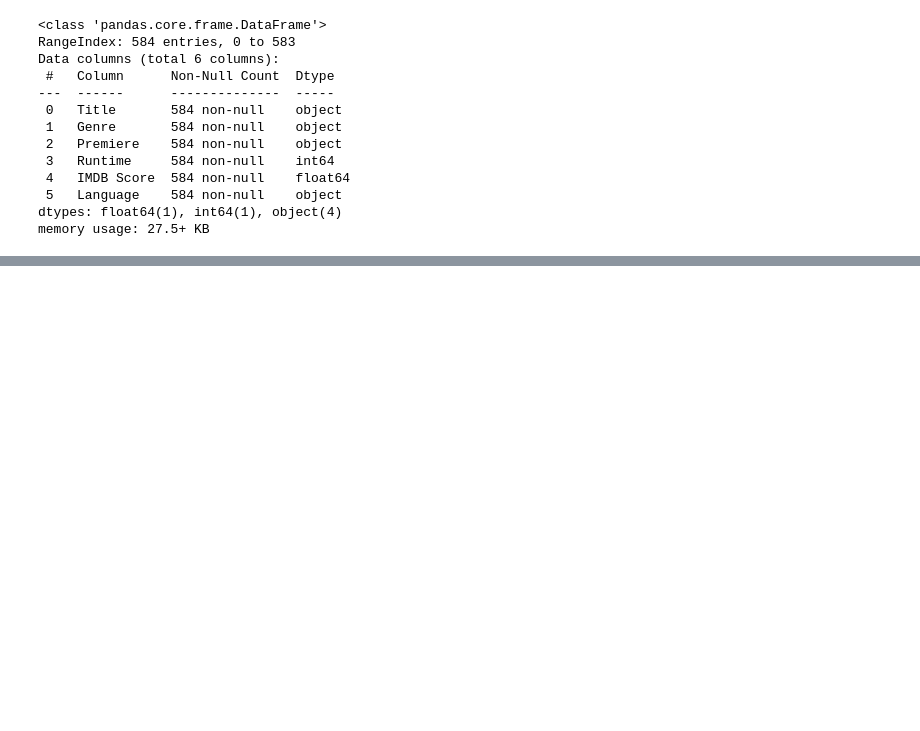
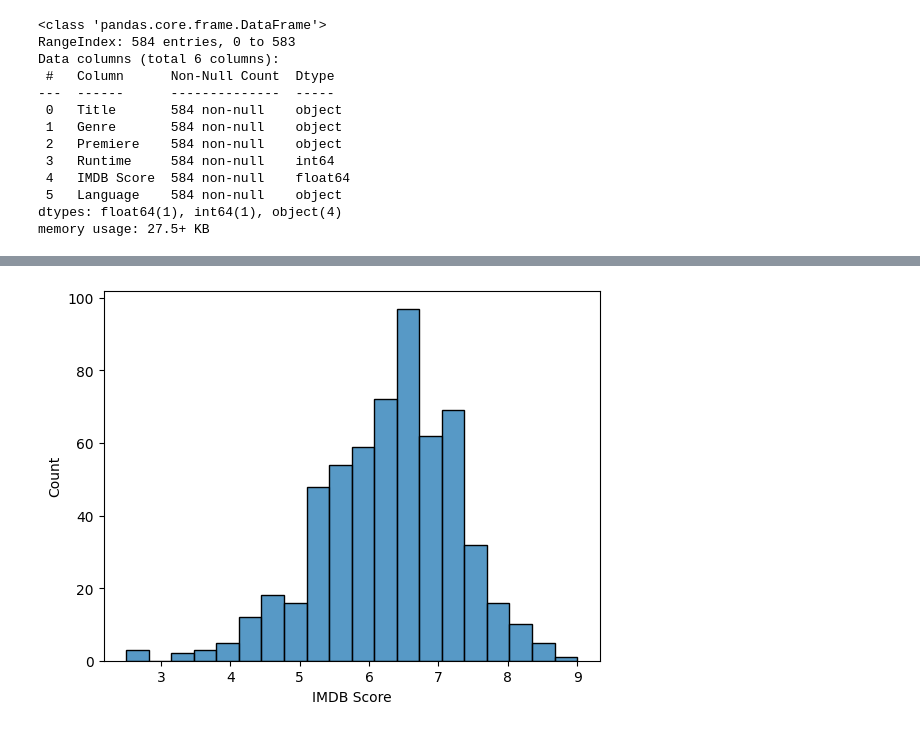
Before and after one commit to PetaFlops-web/movie-recommendation-system, a Jupyter notebook: recomendaction.ipynb, the cells around one changed output, grey strips where cells are left out. Drawn from its saved outputs; the diff is of its cells as text; code cells hidden in the pictures; blank space fills up the shorter version.

```diff
--- a/recomendaction.ipynb
+++ b/recomendaction.ipynb
@@ -52,0 +124,6 @@ memory usage: 27.5+ KB
+# %%
+# Visualisasi distribusi rating
+sns.histplot(df['IMDB Score'], bins=20)
+plt.show()
+# %% [output]
+[figure, added]
```
Also changed, not shown: parts of 12 cells of this notebook.
